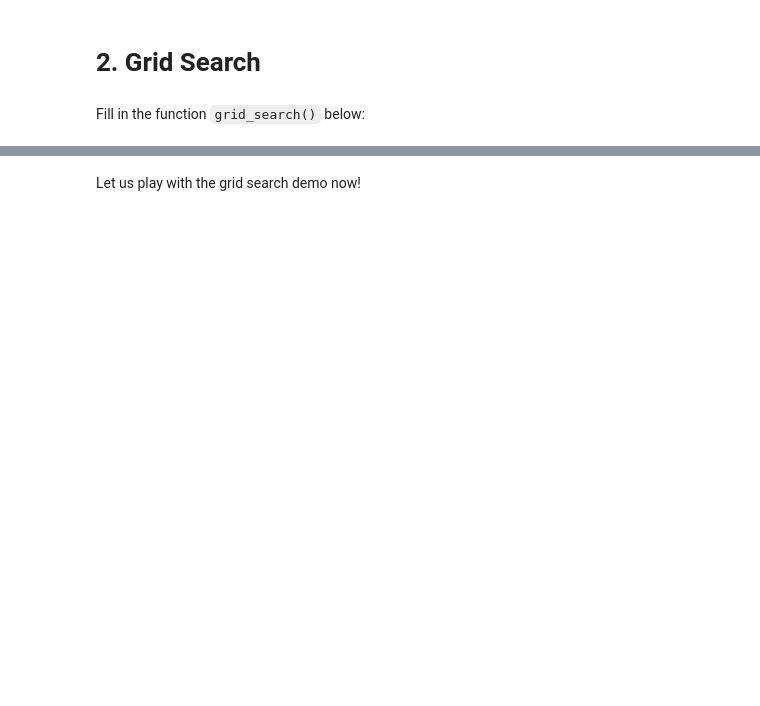
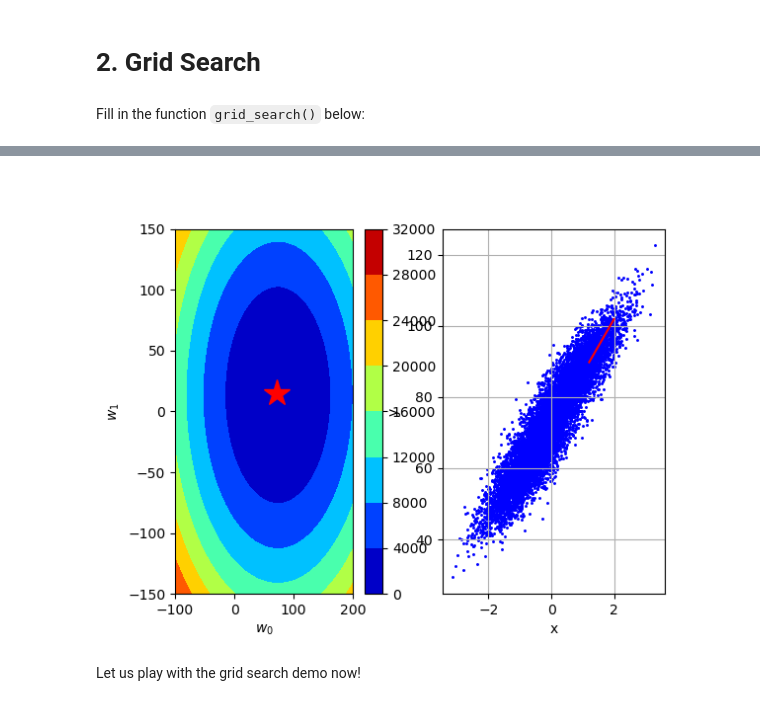
Before and after one commit to beacampo/ML_course, a Jupyter notebook: labs/ex02/template/ex02.ipynb, the cells around one changed output, grey strips where cells are left out. Drawn from its saved outputs; the diff is of its cells as text; code cells hidden in the pictures; blank space fills up the shorter version.

```diff
--- a/labs/ex02/template/ex02.ipynb
+++ b/labs/ex02/template/ex02.ipynb
@@ -99,0 +130,5 @@ AttributeError: 'numpy.ndarray' object has no attribute 'tx'
+# %%
+# Generate the grid of parameters to be swept
+grid_w0, grid_w1 = generate_w(num_intervals=50)
+losses = grid_search(y,tx,grid_w0, grid_w1)
+# %% [output]
@@ -100,3 +136,4 @@ AttributeError: 'numpy.ndarray' object has no attribute 'tx'
+[figure, added]
 # %% [markdown]
 Let us play with the grid search demo now!
 # %%
```
Also changed, not shown: parts of 26 cells of this notebook, 2 other files.
